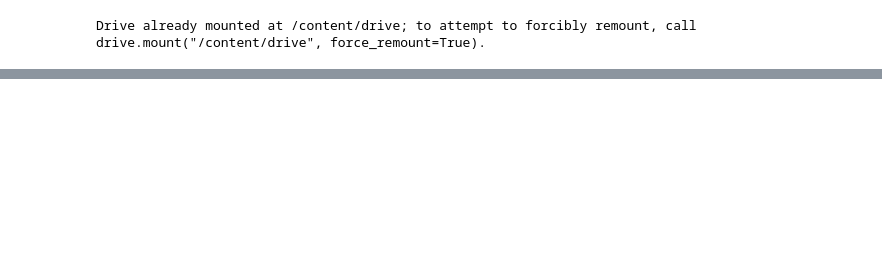
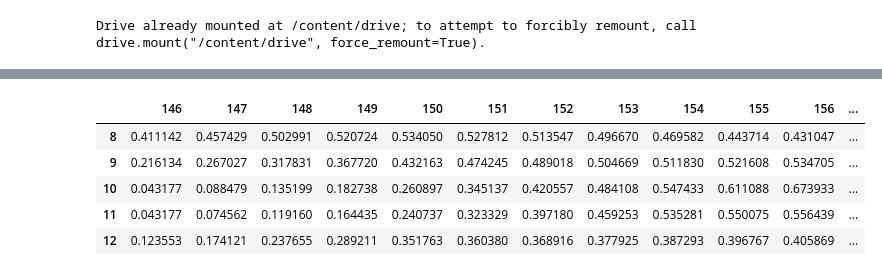
Before and after one commit to AlexanderVinarsky/Muography_Research, a Jupyter notebook: Muography_Research.ipynb, the cells around one changed output, grey strips where cells are left out. Cells and saved outputs as stored; diff of their text form; code cells hidden in the pictures; blank space fills up the shorter version.

```diff
--- a/Muography_Research.ipynb
+++ b/Muography_Research.ipynb
@@ -93,2 +75,9 @@ shapes = [i for i in shapes_raw if (i.shape[0] > 3 and i.shape[1]>3)]
 # %%
-shapes[7].style.background_gradient(cmap='plasma', axis=None)
+shapes[8].style.background_gradient(cmap='plasma', axis=None)
+# %% [output]
+|  | 146 | 147 | 148 | 149 | 150 | 151 | 152 | 153 | 154 | 155 | 156 | ... |
+| 8 | 0.411142 | 0.457429 | 0.502991 | 0.520724 | 0.534050 | 0.527812 | 0.513547 | 0.496670 | 0.469582 | 0.443714 | 0.431047 | ... |
+| 9 | 0.216134 | 0.267027 | 0.317831 | 0.367720 | 0.432163 | 0.474245 | 0.489018 | 0.504669 | 0.511830 | 0.521608 | 0.534705 | ... |
+| 10 | 0.043177 | 0.088479 | 0.135199 | 0.182738 | 0.260897 | 0.345137 | 0.420557 | 0.484108 | 0.547433 | 0.611088 | 0.673933 | ... |
+| 11 | 0.043177 | 0.074562 | 0.119160 | 0.164435 | 0.240737 | 0.323329 | 0.397180 | 0.459253 | 0.535281 | 0.550075 | 0.556439 | ... |
+| 12 | 0.123553 | 0.174121 | 0.237655 | 0.289211 | 0.351763 | 0.360380 | 0.368916 | 0.377925 | 0.387293 | 0.396767 | 0.405869 | ... |
```
Also changed, not shown: parts of 22 cells of this notebook.
